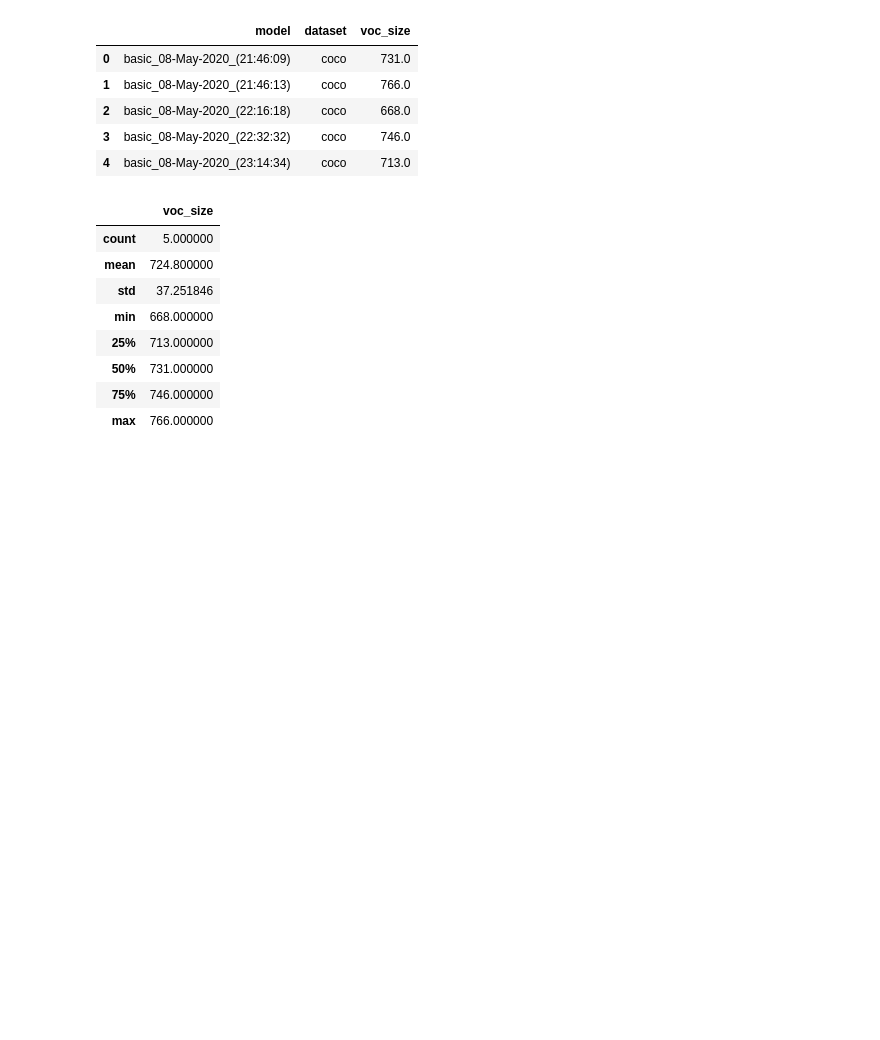
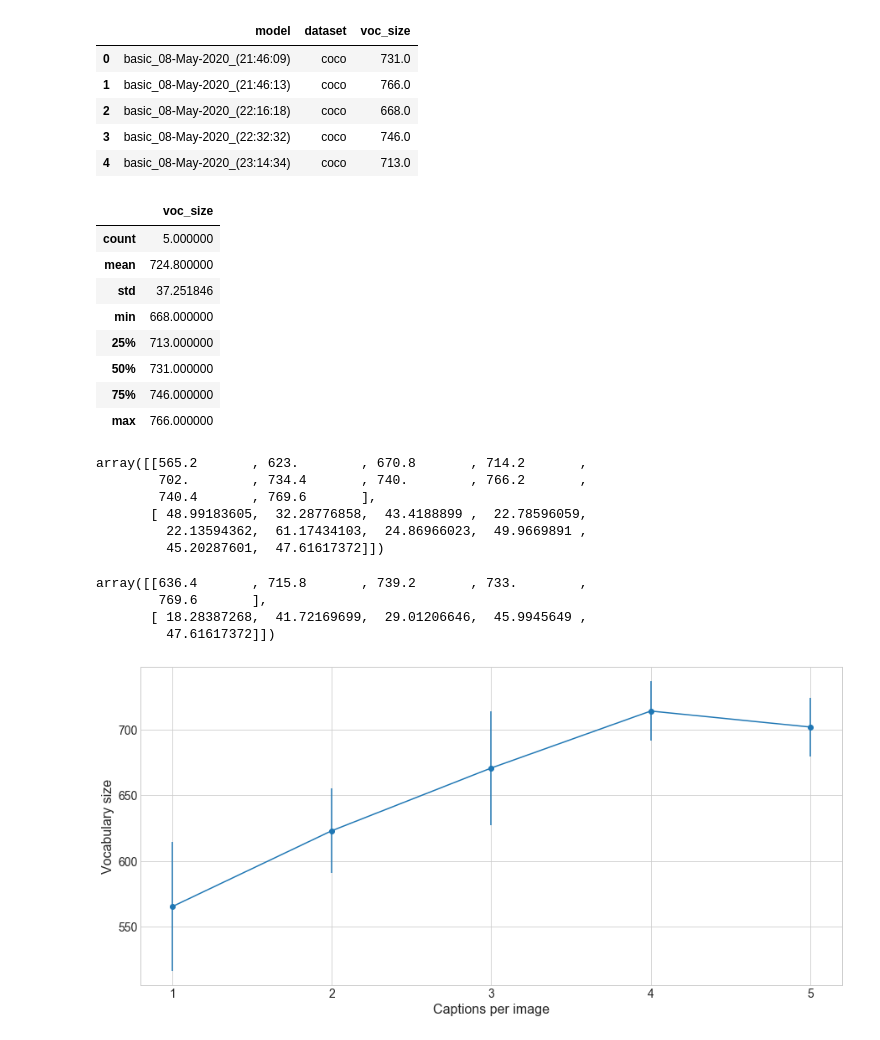
Before and after one commit to ingritu/TDT4900-Master-Thesis, a Jupyter notebook: notebooks/vocab_result.ipynb, the cells around one changed output. Drawn from its saved outputs; the diff is of its cells as text; code cells hidden in the pictures; blank space fills up the shorter version.

```diff
--- a/notebooks/vocab_result.ipynb
+++ b/notebooks/vocab_result.ipynb
@@ -195,3 +195,63 @@ b_baseline_df.describe()
 | 50% | 731.000000 |
 | 75% | 746.000000 |
 | max | 766.000000 |
+# %%
+c1_b_df = b_df.loc[b_df.loc[:,'dataset']=='c1', :]
+c2_b_df = b_df.loc[b_df.loc[:,'dataset']=='c2', :]
+c3_b_df = b_df.loc[b_df.loc[:,'dataset']=='c3', :]
+c4_b_df = b_df.loc[b_df.loc[:,'dataset']=='c4', :]
+c5_b_df = b_df.loc[b_df.loc[:,'dataset']=='c5', :]
+cp6_b_df = b_df.loc[b_df.loc[:,'dataset']=='cp6', :]
+cp7_b_df = b_df.loc[b_df.loc[:,'dataset']=='cp7', :]
+cp8_b_df = b_df.loc[b_df.loc[:,'dataset']=='cp8', :]
+cp9_b_df = b_df.loc[b_df.loc[:,'dataset']=='cp9', :]
+cp10_b_df = b_df.loc[b_df.loc[:,'dataset']=='cp10', :]
+c1p1_b_df = b_df.loc[b_df.loc[:,'dataset']=='c1p1', :]
+c2p2_b_df = b_df.loc[b_df.loc[:,'dataset']=='c2p2', :]
+c3p3_b_df = b_df.loc[b_df.loc[:,'dataset']=='c3p3', :]
+c4p4_b_df = b_df.loc[b_df.loc[:,'dataset']=='c4p4', :]
+
+b_c1_c10_dfs = [c1_b_df, c2_b_df, c3_b_df, c4_b_df, c5_b_df, cp6_b_df, cp7_b_df, cp8_b_df, cp9_b_df, cp10_b_df]
+b_c1p1_c5p5_dfs = [c1p1_b_df, c2p2_b_df, c3p3_b_df, c4p4_b_df, cp10_b_df]
+# %%
+b_c1_c10_arrs = np.zeros((2,10))
+b_c1p1_c5p5_arrs = np.zeros((2,5))
+# %%
+# fill the arrays
+for i, df in enumerate(b_c1_c10_dfs):
+    b_c1_c10_arrs[0, i] = df.mean().loc['voc_size']
+    b_c1_c10_arrs[1, i] = df.std().loc['voc_size']
+b_c1_c10_arrs
+# %% [output]
+array([[565.2       , 623.        , 670.8       , 714.2       ,
+        702.        , 734.4       , 740.        , 766.2       ,
+        740.4       , 769.6       ],
+       [ 48.99183605,  32.28776858,  43.4188899 ,  22.78596059,
+         22.13594362,  61.17434103,  24.86966023,  49.9669891 ,
+         45.20287601,  47.61617372]])
+# %%
+# fill the arrays
+for i, df in enumerate(b_c1p1_c5p5_dfs):
+    b_c1p1_c5p5_arrs[0, i] = df.mean().loc['voc_size']
+    b_c1p1_c5p5_arrs[1, i] = df.std().loc['voc_size']
+b_c1p1_c5p5_arrs
+# %% [output]
+array([[636.4       , 715.8       , 739.2       , 733.        ,
+        769.6       ],
+       [ 18.28387268,  41.72169699,  29.01206646,  45.9945649 ,
+         47.61617372]])
+# %%
+# plot c1-5
+plt.figure(figsize=(15,7))
+line1 = plt.errorbar(x[:5], b_c1_c10_arrs[0][:5], b_c1_c10_arrs[1][:5], fmt='-o')
+#plt.legend([line1, line2, line3, line4, line5, line6, line7, line8], METRICS)
+#plt.legend(bbox_to_anchor=(1.02, 0.5, 1., .1), loc='lower left',
+#           ncol=1, borderaxespad=0.)
+plt.ylabel('Vocabulary size', Fontsize=16)
+plt.xlabel('Captions per image', Fontsize=16)
+plt.xticks([1, 2, 3, 4, 5], Fontsize=14)
+plt.yticks(Fontsize=14)
+plt.savefig(save_path.joinpath('b-voc-c1-5.pdf'))
+plt.show()
+# %% [output]
+[figure, added]
```
Also changed, not shown: parts of 8 cells of this notebook, 1 other file.
